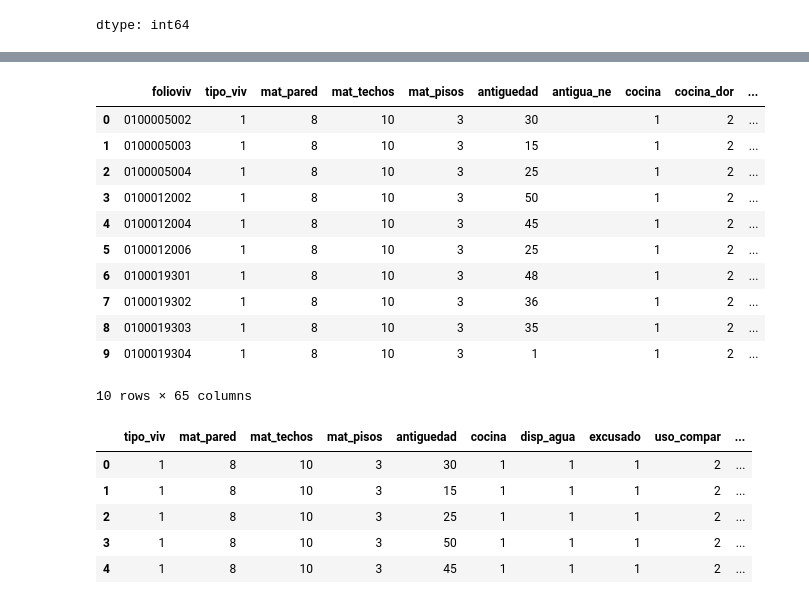
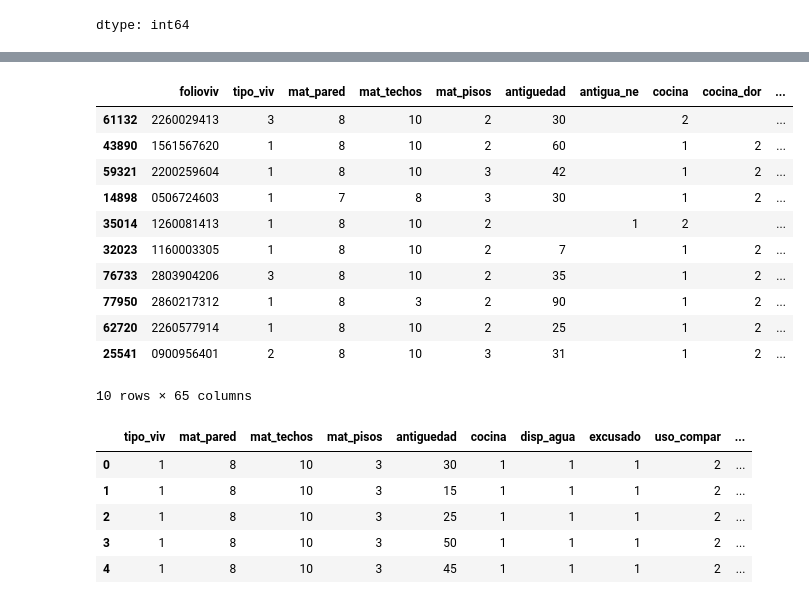
Before and after one commit to zenyonki/enigh_caract_hogares, a Jupyter notebook: enigh_caract_hogares.ipynb, the cells around one changed output, grey strips where cells are left out. Drawn from its saved outputs; the diff is of its cells as text; code cells hidden in the pictures.

```diff
--- a/enigh_caract_hogares.ipynb
+++ b/enigh_caract_hogares.ipynb
@@ -94,18 +108,57 @@ caract_hogares.sample(10)
 10 rows × 64 columns
-# %%
-caract_hogares['entidad'] = caract_hogares['folioviv'].str[:2].map(entidades_mexico)
-caract_hogares.head(10)
-# %% [output]
-|  | folioviv | tipo_viv | mat_pared | mat_techos | mat_pisos | antiguedad | antigua_ne | cocina | cocina_dor | ... |
-| 0 | 0100005002 | 1 | 8 | 10 | 3 | 30 |  | 1 | 2 | ... |
-| 1 | 0100005003 | 1 | 8 | 10 | 3 | 15 |  | 1 | 2 | ... |
-| 2 | 0100005004 | 1 | 8 | 10 | 3 | 25 |  | 1 | 2 | ... |
-| 3 | 0100012002 | 1 | 8 | 10 | 3 | 50 |  | 1 | 2 | ... |
-| 4 | 0100012004 | 1 | 8 | 10 | 3 | 45 |  | 1 | 2 | ... |
-| 5 | 0100012006 | 1 | 8 | 10 | 3 | 25 |  | 1 | 2 | ... |
-| 6 | 0100019301 | 1 | 8 | 10 | 3 | 48 |  | 1 | 2 | ... |
-| 7 | 0100019302 | 1 | 8 | 10 | 3 | 36 |  | 1 | 2 | ... |
-| 8 | 0100019303 | 1 | 8 | 10 | 3 | 35 |  | 1 | 2 | ... |
-| 9 | 0100019304 | 1 | 8 | 10 | 3 | 1 |  | 1 | 2 | ... |
-10 rows × 65 columns
+# %%
+#Creación de diccionario para crear nueva columna "entidad"
+#Creación de columna "entidad"
+
+entidades_mexico = {
+    "01": "Aguascalientes",
+    "02": "Baja California",
+    "03": "Baja California Sur",
+    "04": "Campeche",
+    "05": "Coahuila",
+    "06": "Colima",
+    "07": "Chiapas",
+    "08": "Chihuahua",
+    "09": "Ciudad de México",
+    "10": "Durango",
+    "11": "Guanajuato",
+    "12": "Guerrero",
+    "13": "Hidalgo",
+    "14": "Jalisco",
+    "15": "México",
+    "16": "Michoacán",
+    "17": "Morelos",
+    "18": "Nayarit",
+    "19": "Nuevo León",
+    "20": "Oaxaca",
+    "21": "Puebla",
+    "22": "Querétaro",
+    "23": "Quintana Roo",
+    "24": "San Luis Potosí",
+    "25": "Sinaloa",
+    "26": "Sonora",
+    "27": "Tabasco",
+    "28": "Tamaulipas",
+    "29": "Tlaxcala",
+    "30": "Veracruz",
+    "31": "Yucatán",
+    "32": "Zacatecas"
+}
+
+
+caract_hogares['entidad'] = caract_hogares['folioviv'].str[:2].map(entidades_mexico)
+caract_hogares.sample(10)
+# %% [output]
+|  | folioviv | tipo_viv | mat_pared | mat_techos | mat_pisos | antiguedad | antigua_ne | cocina | cocina_dor | ... |
+| 61132 | 2260029413 | 3 | 8 | 10 | 2 | 30 |  | 2 |  | ... |
+| 43890 | 1561567620 | 1 | 8 | 10 | 2 | 60 |  | 1 | 2 | ... |
+| 59321 | 2200259604 | 1 | 8 | 10 | 3 | 42 |  | 1 | 2 | ... |
+| 14898 | 0506724603 | 1 | 7 | 8 | 3 | 30 |  | 1 | 2 | ... |
+| 35014 | 1260081413 | 1 | 8 | 10 | 2 |  | 1 | 2 |  | ... |
+| 32023 | 1160003305 | 1 | 8 | 10 | 2 | 7 |  | 1 | 2 | ... |
+| 76733 | 2803904206 | 3 | 8 | 10 | 2 | 35 |  | 1 | 2 | ... |
+| 77950 | 2860217312 | 1 | 8 | 3 | 2 | 90 |  | 1 | 2 | ... |
+| 62720 | 2260577914 | 1 | 8 | 10 | 2 | 25 |  | 1 | 2 | ... |
+| 25541 | 0900956401 | 2 | 8 | 10 | 3 | 31 |  | 1 | 2 | ... |
+10 rows × 65 columns
 # %%
```
Also changed, not shown: parts of 12 cells of this notebook.
